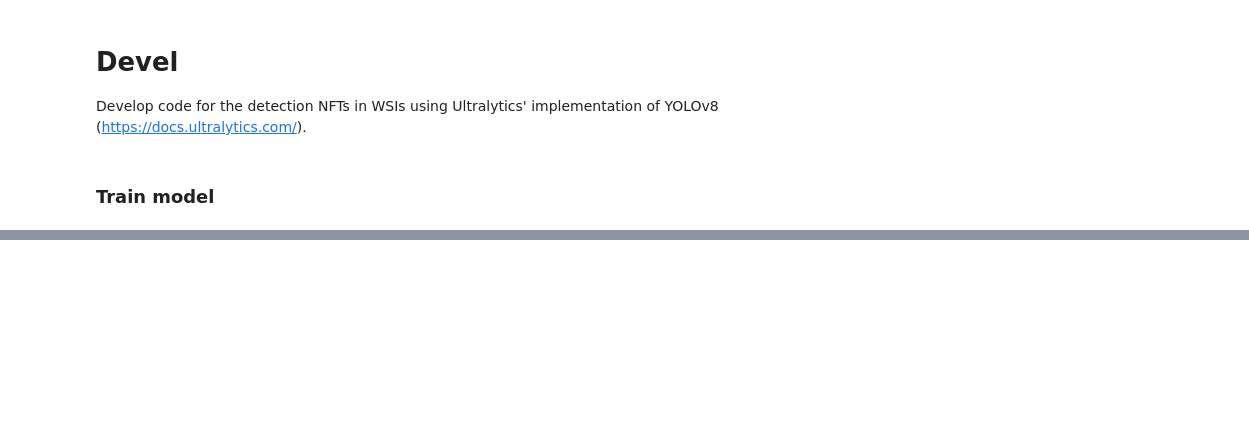
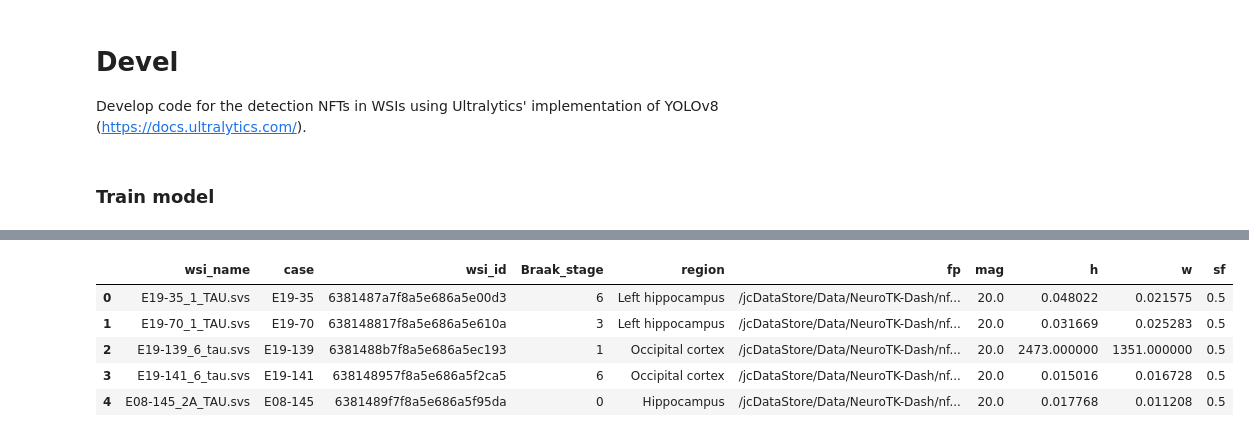
Before and after one commit to dgutman/NeuroTK-Dash, a Jupyter notebook: algorithms/nft-detection/devel.ipynb, the cells around one changed output, grey strips where cells are left out. Cells and saved outputs as stored; diff of their text form; code cells hidden in the pictures; blank space fills up the shorter version.

Commit message:
create nft datasets devel notebook

```diff
--- a/algorithms/nft-detection/devel.ipynb
+++ b/algorithms/nft-detection/devel.ipynb
@@ -69,0 +59,95 @@ Overriding model.yaml nc=80 with nc=2
+# %%
+# Read the test ROIs and downsample them 20X and save again.
+rois_df = read_csv(
+    '/jcDataStore/Data/nft-ai-project/datasets/test-datasets/rois.csv'
+)
+rois_df = rois_df[rois_df.roi_group == 'test-roi']
+rois_df['sf'] = [1] * len(rois_df)
+
+rois_df = rois_df.replace(
+    '/workspace/data/',
+    '/jcDataStore/Data/nft-ai-project/',
+    regex=True
+)
+
+# Create location to save rois.
+src_dir = '/jcDataStore/Data/NeuroTK-Dash/nft-detection'
+roi_img_dir = join(src_dir, 'background-rois/images')
+roi_label_dir = join(src_dir, 'background-rois/labels')
+roi_bound_dir = join(src_dir, 'background-rois/boundaries')
+
+create_dirs([roi_img_dir, roi_label_dir, roi_bound_dir])
+
+for i, r in tqdm(rois_df.iterrows(), total=len(rois_df)):
+    fn = get_filename(r.fp)
+
+    new_img_fp = join(roi_img_dir, fn + '.png')
+
+    # Read the image.
+    img = imread(r.fp)
+
+    # Convert the corners into a file.
+    corners = r.roi_corners
+
+    # Resize image.
+    img = cv.resize(img, None, fx=0.5, fy=0.5, interpolation=cv.INTER_AREA)
+
+    h, w = img.shape[:2]
+
+    imwrite(new_img_fp, img)
+
+    # Save the corresponding label and boundary file.
+    label_fp = im_to_txt_path(r.fp)
+
+    if isfile(label_fp):
+        # Convert the labels, they are in x1, y1, x2, y2 format.
+        lines = ''
+
+        with open(label_fp, 'r') as fh:
+            for ln in fh.readlines():
+                ln = ln.strip()
+                if ln:
+                    label, x1, y1, x2, y2 = [int(l) for l in ln.split(' ')]
+
+                    xc = (x1 + x2) / 2 / r.w
+                    yc = (y1 + y2) / 2 / r.h
+                    w = (x2 - x1) / r.w
+                    h = (y2 - y1) / r.h
+
+                    lines += f'{label} {xc:.6f} {yc:.6f} {w:.6f} {h:.6f}\n'
+
+        with open(join(roi_label_dir, fn + '.txt'), 'w') as fh:
+            fh.write(lines.strip())
+
+
+        # copyfile(label_fp, join(roi_label_dir, fn + '.txt'))
+
+    corners = [int(c) for c in r.roi_corners.split(' ')]
+    corners = np.array(corners).reshape((-1, 2)) - [r.x, r.y]
+    corners = corners / [r.w, r.h]
+    corners = corners.flatten().tolist()
+    corners = ' '.join([str(c) for c in corners])
+
+    with open(join(roi_bound_dir, f'{fn}.txt'), 'w') as fh:
+        fh.write(corners)
+
+    # Track the ROI metadata.
+    rois_df.loc[i, 'mag'] = 20
+    rois_df.loc[i, 'fp'] = new_img_fp
+    rois_df.loc[i, 'h'] = h
+    rois_df.loc[i, 'w'] = w
+    rois_df.loc[i, 'sf'] = 0.5
+
+rois_df = rois_df[[
+    'wsi_name', 'case', 'wsi_id', 'Braak_stage', 'region', 'fp', 'mag', 'h',
+    'w', 'sf'
+]]
+rois_df.to_csv(join(src_dir, 'background-rois.csv'), index=False)
+rois_df.head()
+# %% [output]
+|  | wsi_name | case | wsi_id | Braak_stage | region | fp | mag | h | w | sf |
+| 0 | E19-35_1_TAU.svs | E19-35 | 6381487a7f8a5e686a5e00d3 | 6 | Left hippocampus | /jcDataStore/Data/NeuroTK-Dash/nf... | 20.0 | 0.048022 | 0.021575 | 0.5 |
+| 1 | E19-70_1_TAU.svs | E19-70 | 638148817f8a5e686a5e610a | 3 | Left hippocampus | /jcDataStore/Data/NeuroTK-Dash/nf... | 20.0 | 0.031669 | 0.025283 | 0.5 |
+| 2 | E19-139_6_tau.svs | E19-139 | 6381488b7f8a5e686a5ec193 | 1 | Occipital cortex | /jcDataStore/Data/NeuroTK-Dash/nf... | 20.0 | 2473.000000 | 1351.000000 | 0.5 |
+| 3 | E19-141_6_tau.svs | E19-141 | 638148957f8a5e686a5f2ca5 | 6 | Occipital cortex | /jcDataStore/Data/NeuroTK-Dash/nf... | 20.0 | 0.015016 | 0.016728 | 0.5 |
+| 4 | E08-145_2A_TAU.svs | E08-145 | 6381489f7f8a5e686a5f95da | 0 | Hippocampus | /jcDataStore/Data/NeuroTK-Dash/nf... | 20.0 | 0.017768 | 0.011208 | 0.5 |
```
Also changed, not shown: parts of 12 cells of this notebook.
